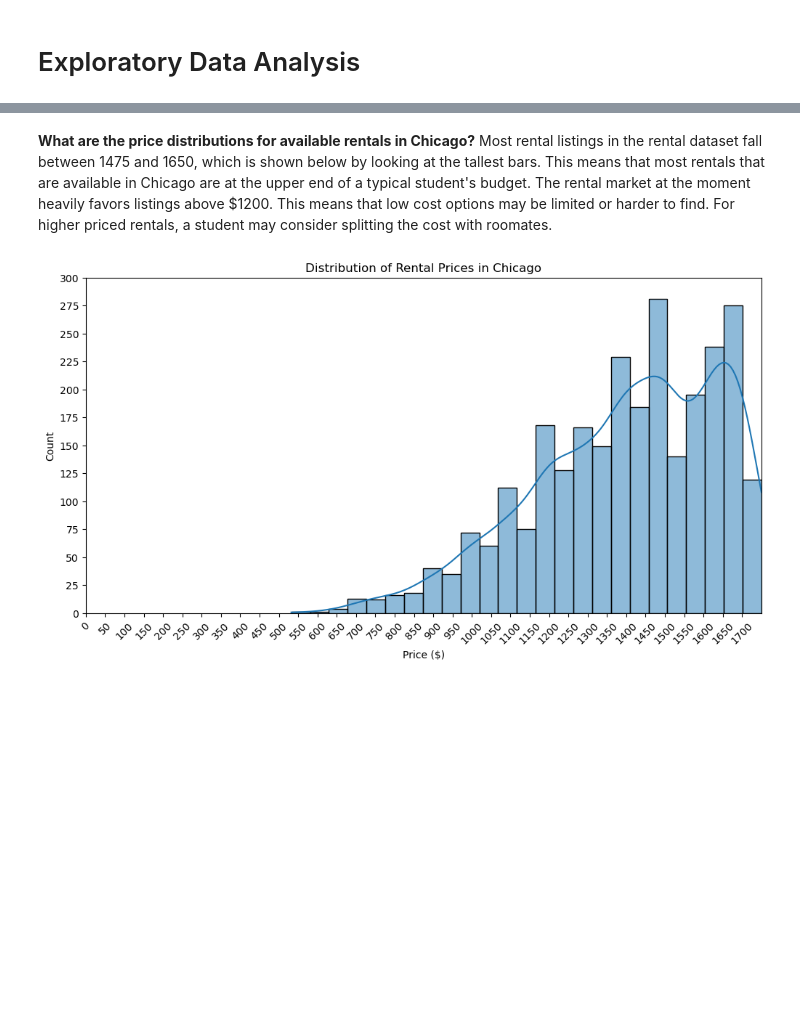
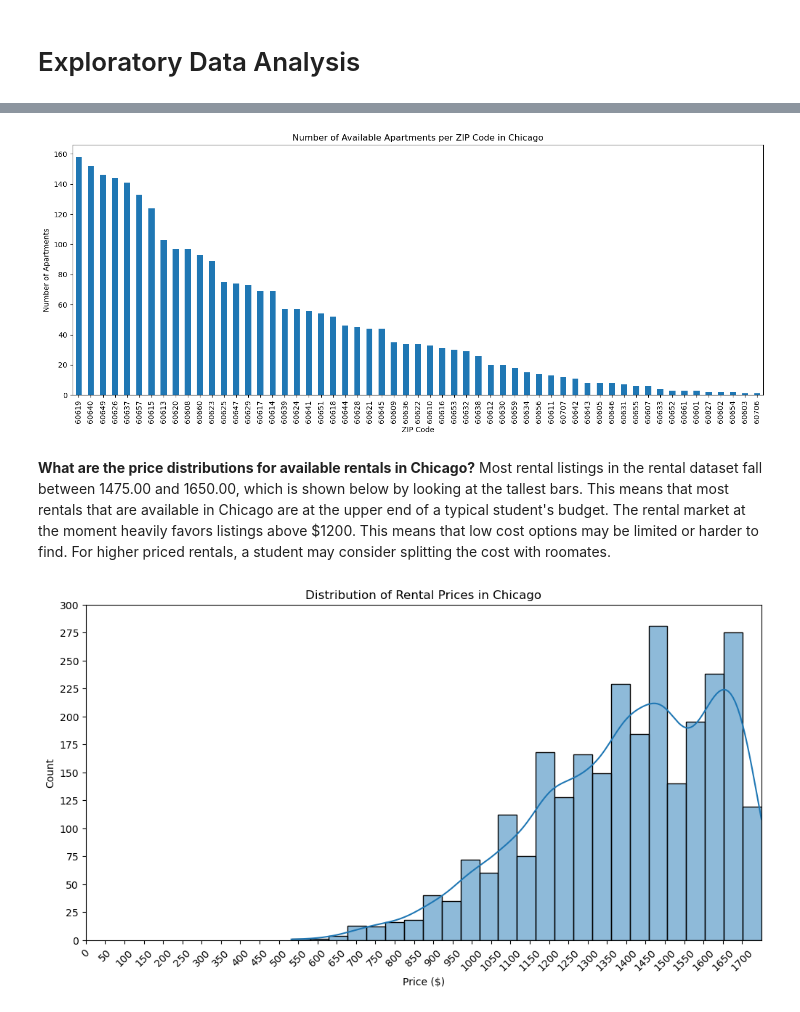
Before and after one commit to cmart71/Student_Housing_Matchmaker, a Jupyter notebook: Progress_Report.ipynb, the cells around one changed output, grey strips where cells are left out. Saved outputs shown, nothing was run; the diff lists cells and outputs as text; code cells hidden in the pictures; blank space fills up the shorter version.

```diff
--- a/Progress_Report.ipynb
+++ b/Progress_Report.ipynb
@@ -262,5 +271,17 @@ train_routes_filtered.head()
+# %%
+zip_counts = chicago_rentals_df['Zip'].value_counts().sort_values(ascending=False)
+
+zip_counts.plot(kind='bar', figsize=(14,6))
+plt.title('Number of Available Apartments per ZIP Code in Chicago')
+plt.xlabel('ZIP Code')
+plt.ylabel('Number of Apartments')
+plt.xticks(rotation=90)
+plt.tight_layout()
+plt.show()
+# %% [output]
+[figure, added]
 # %% [markdown]
-**What are the price distributions for available rentals in Chicago?** Most rental listings in the rental dataset fall between 1475 and 1650, which is shown below by looking at the tallest bars. This means that most rentals that are available in Chicago are at the upper end of a typical student's budget. The rental market at the moment heavily favors listings above $1200. This means that low cost options may be limited or harder to find. For higher priced rentals, a student may consider splitting the cost with roomates.
+**What are the price distributions for available rentals in Chicago?** Most rental listings in the rental dataset fall between 1475.00 and 1650.00, which is shown below by looking at the tallest bars. This means that most rentals that are available in Chicago are at the upper end of a typical student's budget. The rental market at the moment heavily favors listings above $1200. This means that low cost options may be limited or harder to find. For higher priced rentals, a student may consider splitting the cost with roomates.
 # %%
 plt.figure(figsize=(12, 6))
 sns.histplot(chicago_rentals_df['Price'], kde=True)
```
Also changed, not shown: parts of 2 cells of this notebook.
